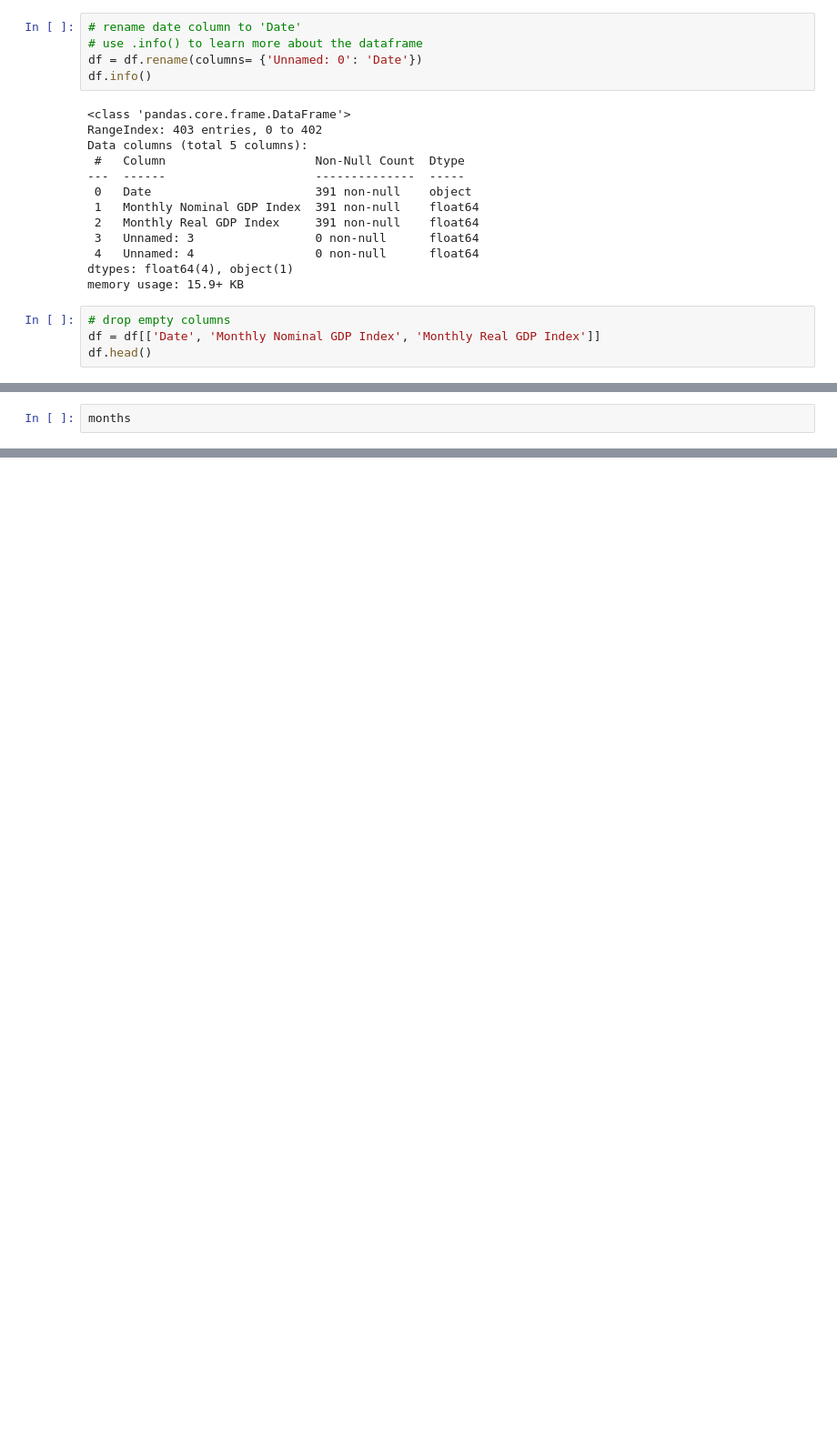
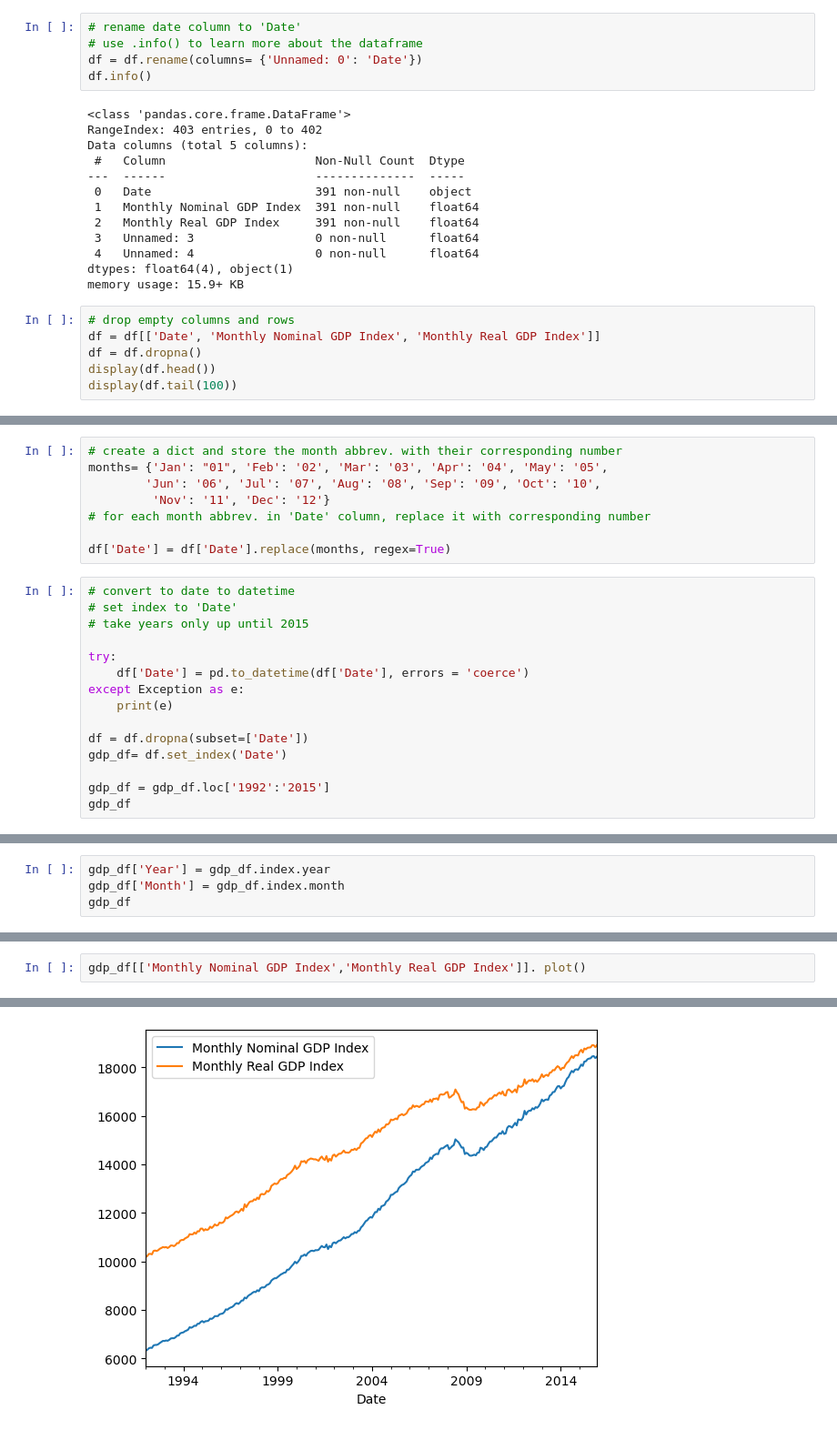
Before and after one commit to Aquamarine278/AI-Bootcamp-Project-1, a Jupyter notebook: GDP_data.ipynb, the cells around one changed output, grey strips where cells are left out. Shown at 91% size. Saved outputs shown, nothing was run; the diff lists cells and outputs as text; blank space fills up the shorter version.

```diff
--- a/GDP_data.ipynb
+++ b/GDP_data.ipynb
@@ -41,9 +38,11 @@ Data columns (total 5 columns):
 dtypes: float64(4), object(1)
 memory usage: 15.9+ KB
 # %%
-# drop empty columns
+# drop empty columns and rows
 df = df[['Date', 'Monthly Nominal GDP Index', 'Monthly Real GDP Index']]
-df.head()
+df = df.dropna()
+display(df.head())
+display(df.tail(100))
 # %% [output]
 |  | Date | Monthly Nominal GDP Index | Monthly Real GDP Index |
 | 0 | 1992 - Jan | 6315.718 | 10177.808 |
@@ -54,2 +66,23 @@ df.head()
 # %%
-months
+# create a dict and store the month abbrev. with their corresponding number
+months= {'Jan': "01", 'Feb': '02', 'Mar': '03', 'Apr': '04', 'May': '05',
+        'Jun': '06', 'Jul': '07', 'Aug': '08', 'Sep': '09', 'Oct': '10',
+         'Nov': '11', 'Dec': '12'}
+# for each month abbrev. in 'Date' column, replace it with corresponding number
+
+df['Date'] = df['Date'].replace(months, regex=True)
+# %%
+# convert to date to datetime
+# set index to 'Date'
+# take years only up until 2015
+
+try:
+    df['Date'] = pd.to_datetime(df['Date'], errors = 'coerce')
+except Exception as e:
+    print(e)
+
+df = df.dropna(subset=['Date'])
+gdp_df= df.set_index('Date')
+
+gdp_df = gdp_df.loc['1992':'2015']
+gdp_df
@@ -55,0 +104,4 @@ months
+# %%
+gdp_df['Year'] = gdp_df.index.year
+gdp_df['Month'] = gdp_df.index.month
+gdp_df
@@ -55,0 +123,3 @@ months
+# %%
+gdp_df[['Monthly Nominal GDP Index','Monthly Real GDP Index']]. plot()
+# %% [output]
@@ -55,0 +127 @@ months
+[figure, added]
```
Also changed, not shown: parts of 5 cells of this notebook.
